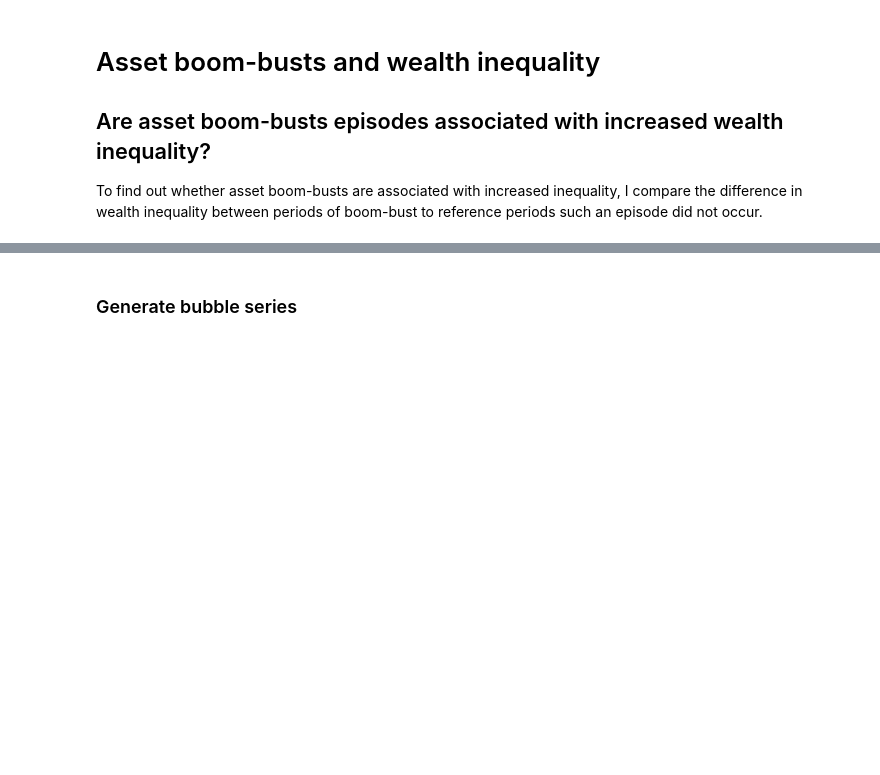
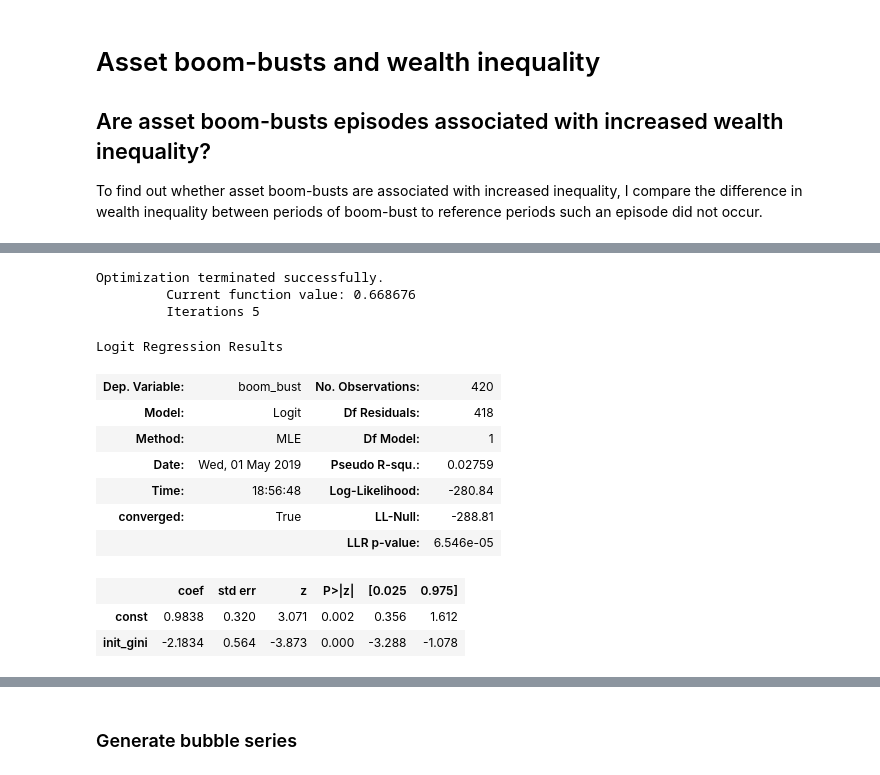
Before and after one commit to joerischasfoort/bubble-inequality, a Jupyter notebook: asset_boom_busts_and_wealth_inequality.ipynb, the cells around one changed output, grey strips where cells are left out. Saved outputs shown, nothing was run; the diff lists cells and outputs as text; code cells hidden in the pictures; blank space fills up the shorter version.

```diff
--- a/asset_boom_busts_and_wealth_inequality.ipynb
+++ b/asset_boom_busts_and_wealth_inequality.ipynb
@@ -32,0 +173,35 @@ To find out whether asset boom-busts are associated with increased inequality, I
+# %%
+mc_prices, mc_returns, mc_autocorr_returns, mc_autocorr_abs_returns, mc_volatility, mc_volume, mc_fundamentals = organise_data(orbs)
+# %%
+# for every column... classify as boom-bust / or no boom-bust PD > 20
+has_boom_bust = []
+
+for col in (mc_prices / mc_fundamentals):
+    if max((mc_prices / mc_fundamentals)[col]) > 10:
+        has_boom_bust.append(1)
+    else:
+        has_boom_bust.append(0)
+# %%
+# X is
+X = data_ineq_exp[['const', 'init_gini']]
+y = pd.DataFrame({'boom_bust': has_boom_bust})
+# %%
+logit_regr = sm.Logit(y, X).fit()
+# %% [output]
+Optimization terminated successfully.
+         Current function value: 0.668676
+         Iterations 5
+# %%
+logit_regr.summary()
+# %% [output]
+Logit Regression Results
+| Dep. Variable: | boom_bust | No. Observations: | 420 |
+| Model: | Logit | Df Residuals: | 418 |
+| Method: | MLE | Df Model: | 1 |
+| Date: | Wed, 01 May 2019 | Pseudo R-squ.: | 0.02759 |
+| Time: | 18:56:48 | Log-Likelihood: | -280.84 |
+| converged: | True | LL-Null: | -288.81 |
+|  |  | LLR p-value: | 6.546e-05 |
+|  | coef | std err | z | P>|z| | [0.025 | 0.975] |
+| const | 0.9838 | 0.320 | 3.071 | 0.002 | 0.356 | 1.612 |
+| init_gini | -2.1834 | 0.564 | -3.873 | 0.000 | -3.288 | -1.078 |
```
Also changed, not shown: parts of 22 cells of this notebook, 3 other files.
